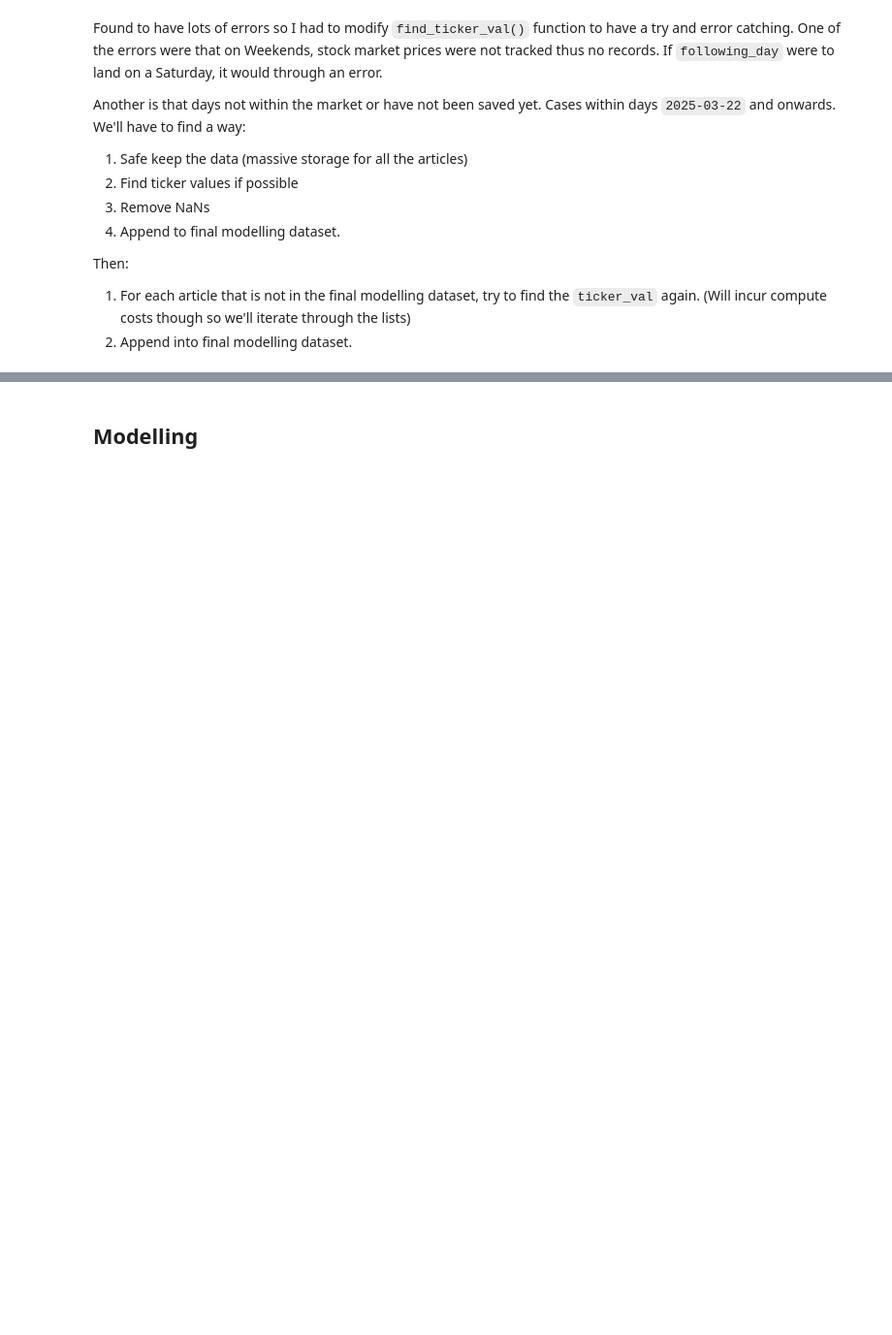
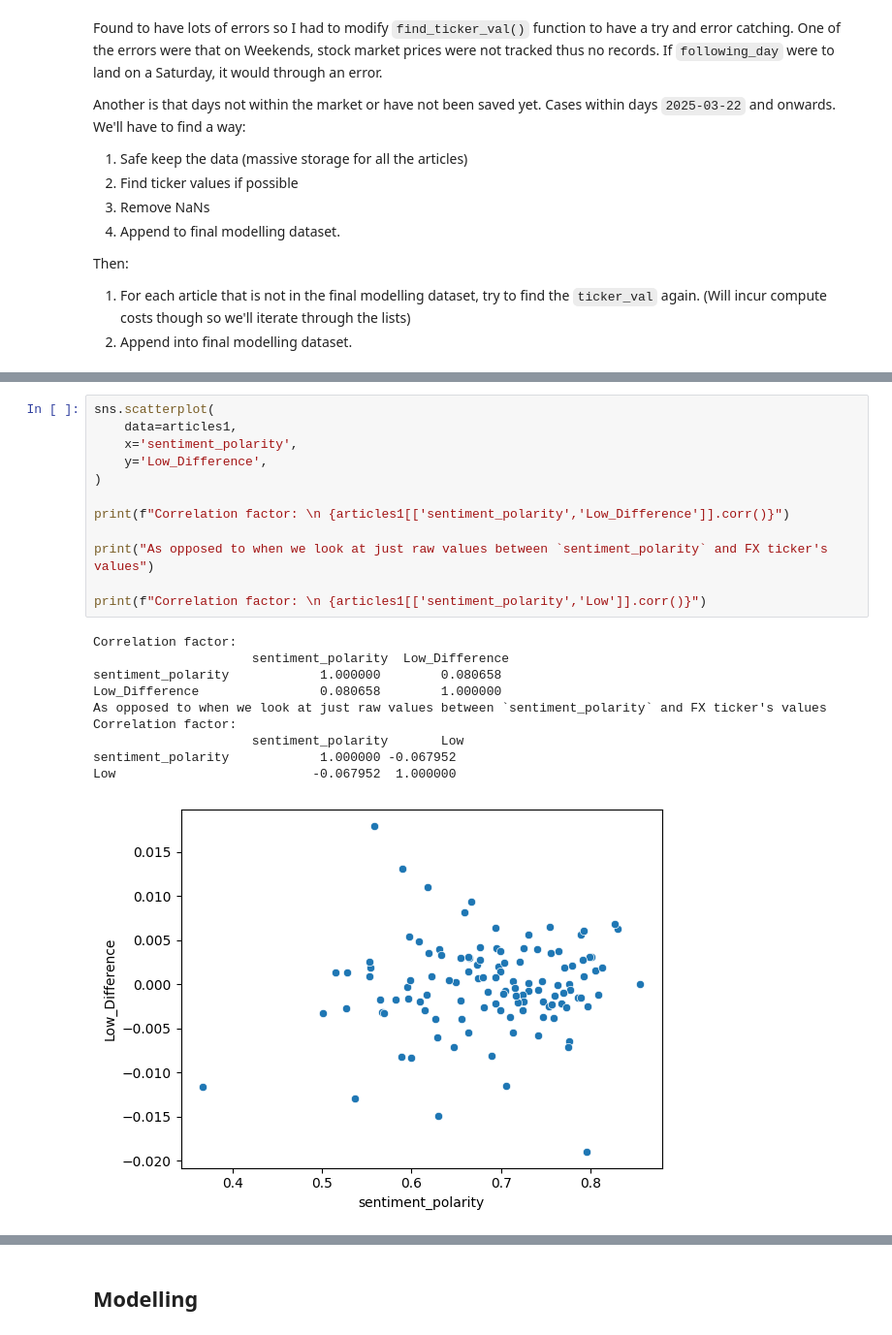
Before and after one commit to asumag4/fxTickerPredict, a Jupyter notebook: testers/news_article_modelling.ipynb, the cells around one changed output, grey strips where cells are left out. Shown at 97% size. Saved outputs shown, nothing was run; the diff lists cells and outputs as text; blank space fills up the shorter version.

```diff
--- a/testers/news_article_modelling.ipynb
+++ b/testers/news_article_modelling.ipynb
@@ -221,0 +440,23 @@ articles.to_parquet(f"data\modelling_dataset\{file_name}")
+# %%
+sns.scatterplot(
+    data=articles1,
+    x='sentiment_polarity',
+    y='Low_Difference',
+)
+
+print(f"Correlation factor: \n {articles1[['sentiment_polarity','Low_Difference']].corr()}")
+
+print("As opposed to when we look at just raw values between `sentiment_polarity` and FX ticker's values")
+
+print(f"Correlation factor: \n {articles1[['sentiment_polarity','Low']].corr()}")
+# %% [output]
+Correlation factor:
+                     sentiment_polarity  Low_Difference
+sentiment_polarity            1.000000        0.080658
+Low_Difference                0.080658        1.000000
+As opposed to when we look at just raw values between `sentiment_polarity` and FX ticker's values
+Correlation factor:
+                     sentiment_polarity       Low
+sentiment_polarity            1.000000 -0.067952
+Low                          -0.067952  1.000000
+[figure, added]
```
Also changed, not shown: parts of 58 cells of this notebook, 11 other files.
